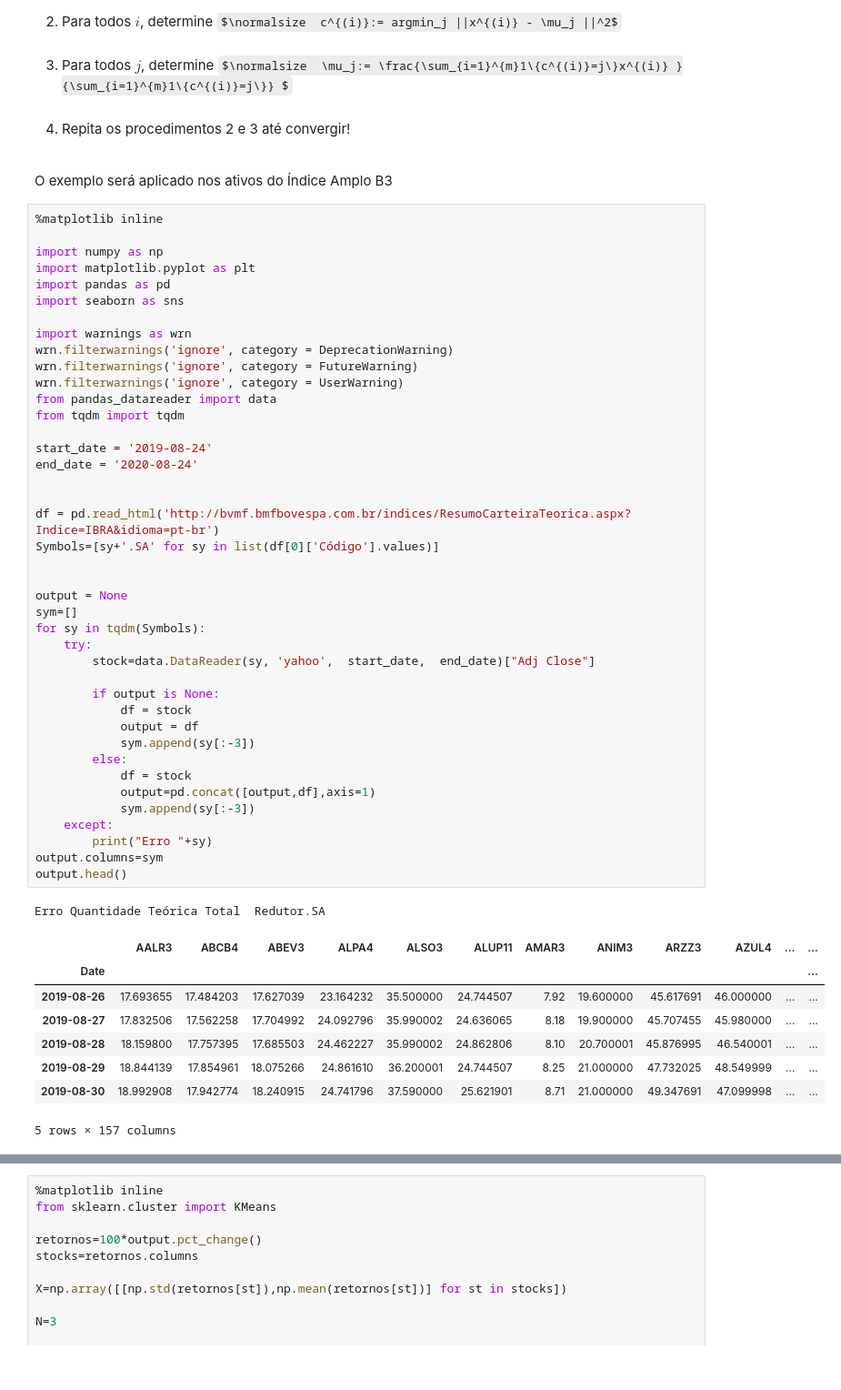
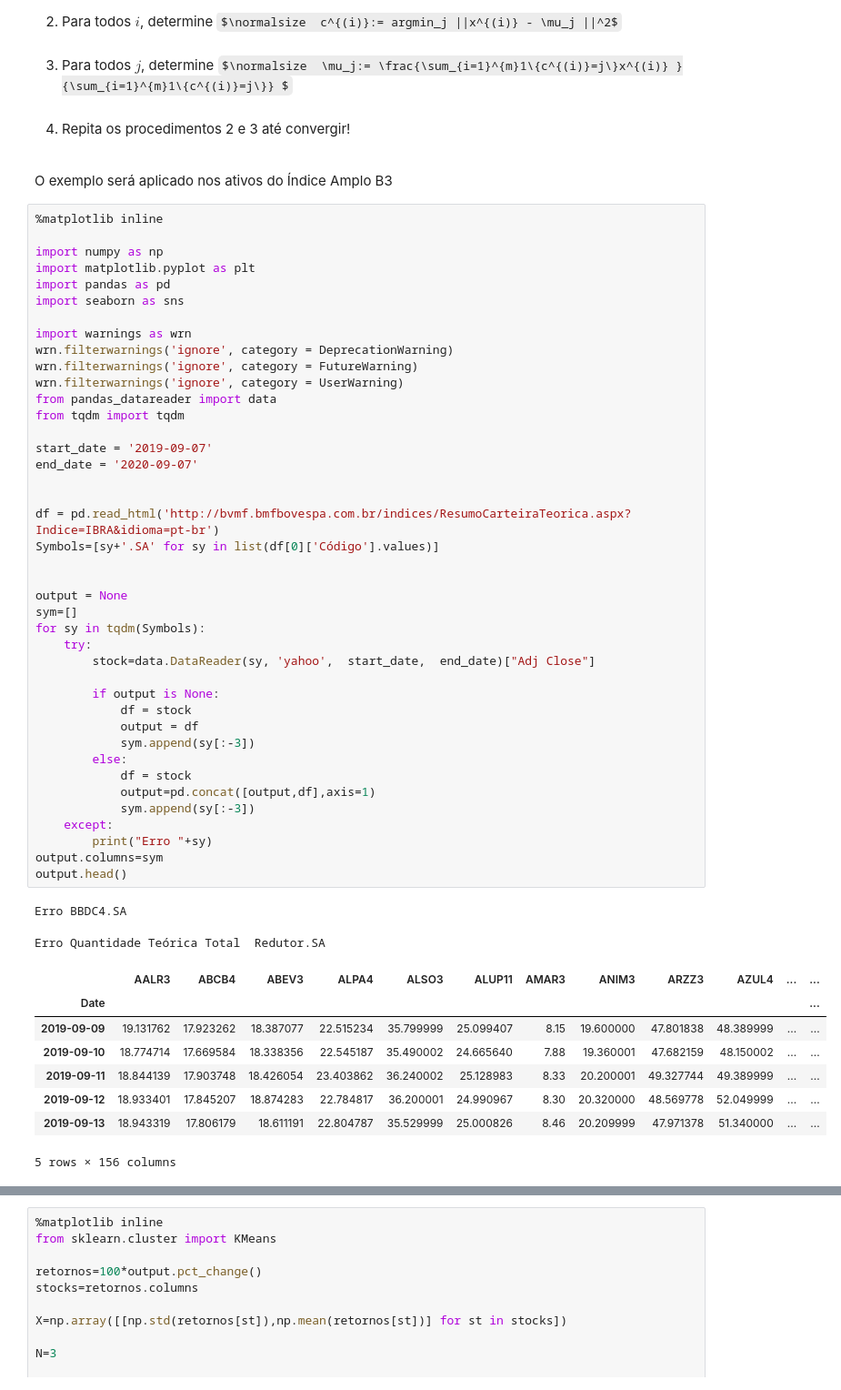
Before and after one commit to marcelinoandrade/Processamento-Digital-de-Sinais-Financeiros, a Jupyter notebook: Aula Extra 3 - K-Means e Carteira de Ativos para Swing.ipynb, the cells around one changed output, grey strips where cells are left out. Shown at 91% size. Saved outputs shown, nothing was run; the diff lists cells and outputs as text; some formulas as TeX source.

```diff
--- a/Aula Extra 3 - K-Means e Carteira de Ativos para Swing.ipynb
+++ b/Aula Extra 3 - K-Means e Carteira de Ativos para Swing.ipynb
@@ -47,42 +47,43 @@ wrn.filterwarnings('ignore', category = UserWarning)
 from pandas_datareader import data
 from tqdm import tqdm
 
-start_date = '2019-08-24'
-end_date = '2020-08-24'
+start_date = '2019-09-07'
+end_date = '2020-09-07'
 
 
 df = pd.read_html('http://bvmf.bmfbovespa.com.br/indices/ResumoCarteiraTeorica.aspx?Indice=IBRA&idioma=pt-br')
 Symbols=[sy+'.SA' for sy in list(df[0]['Código'].values)]
 
 
 output = None
 sym=[]
 for sy in tqdm(Symbols):
     try:
         stock=data.DataReader(sy, 'yahoo',  start_date,  end_date)["Adj Close"]
 
         if output is None:
             df = stock
             output = df
             sym.append(sy[:-3])
         else:
             df = stock
             output=pd.concat([output,df],axis=1)
             sym.append(sy[:-3])
     except:
         print("Erro "+sy)
 output.columns=sym
 output.head()
 # %% [output]
-Erro Quantidade Teórica Total  Redutor.SA
+Erro BBDC4.SA
+Erro Quantidade Teórica Total  Redutor.SA
 |  | AALR3 | ABCB4 | ABEV3 | ALPA4 | ALSO3 | ALUP11 | AMAR3 | ANIM3 | ARZZ3 | AZUL4 | ... | ... |
 | Date |  |  |  |  |  |  |  |  |  |  |  | ... |
-| 2019-08-26 | 17.693655 | 17.484203 | 17.627039 | 23.164232 | 35.500000 | 24.744507 | 7.92 | 19.600000 | 45.617691 | 46.000000 | ... | ... |
-| 2019-08-27 | 17.832506 | 17.562258 | 17.704992 | 24.092796 | 35.990002 | 24.636065 | 8.18 | 19.900000 | 45.707455 | 45.980000 | ... | ... |
-| 2019-08-28 | 18.159800 | 17.757395 | 17.685503 | 24.462227 | 35.990002 | 24.862806 | 8.10 | 20.700001 | 45.876995 | 46.540001 | ... | ... |
-| 2019-08-29 | 18.844139 | 17.854961 | 18.075266 | 24.861610 | 36.200001 | 24.744507 | 8.25 | 21.000000 | 47.732025 | 48.549999 | ... | ... |
-| 2019-08-30 | 18.992908 | 17.942774 | 18.240915 | 24.741796 | 37.590000 | 25.621901 | 8.71 | 21.000000 | 49.347691 | 47.099998 | ... | ... |
+| 2019-09-09 | 19.131762 | 17.923262 | 18.387077 | 22.515234 | 35.799999 | 25.099407 | 8.15 | 19.600000 | 47.801838 | 48.389999 | ... | ... |
+| 2019-09-10 | 18.774714 | 17.669584 | 18.338356 | 22.545187 | 35.490002 | 24.665640 | 7.88 | 19.360001 | 47.682159 | 48.150002 | ... | ... |
+| 2019-09-11 | 18.844139 | 17.903748 | 18.426054 | 23.403862 | 36.240002 | 25.128983 | 8.33 | 20.200001 | 49.327744 | 49.389999 | ... | ... |
+| 2019-09-12 | 18.933401 | 17.845207 | 18.874283 | 22.784817 | 36.200001 | 24.990967 | 8.30 | 20.320000 | 48.569778 | 52.049999 | ... | ... |
+| 2019-09-13 | 18.943319 | 17.806179 | 18.611191 | 22.804787 | 35.529999 | 25.000826 | 8.46 | 20.209999 | 47.971378 | 51.340000 | ... | ... |
-5 rows × 157 columns
+5 rows × 156 columns
 # %%
 plt.figure(figsize=(40,10))
 sns.heatmap(output.isnull(),  cbar=False, cmap = 'summer')
```
Also changed, not shown: parts of 8 cells of this notebook.
